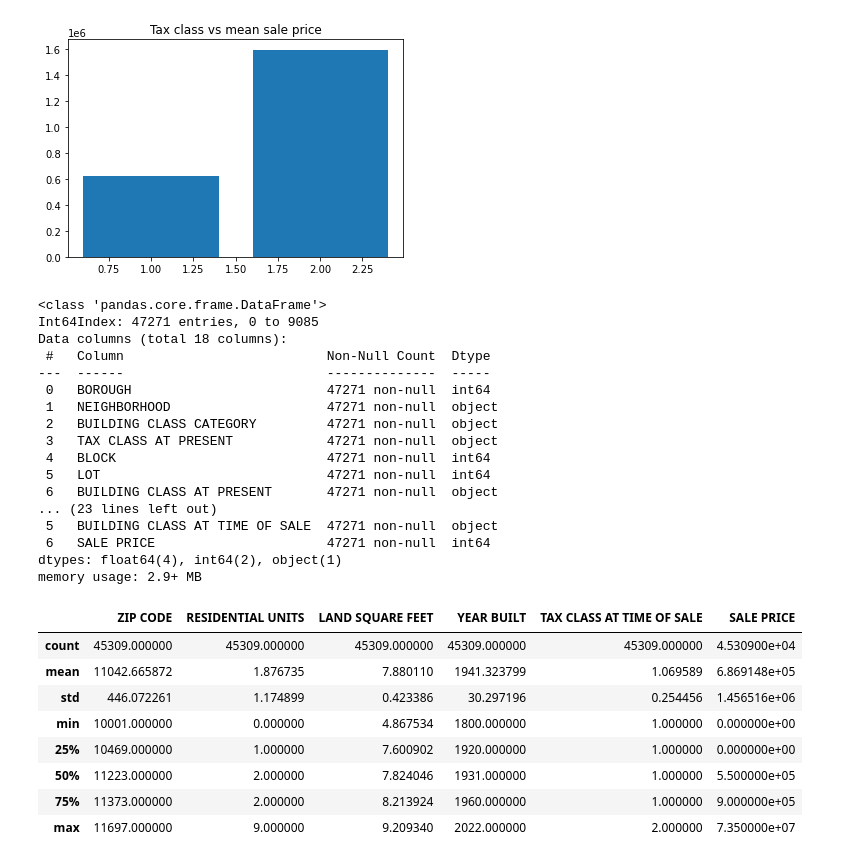
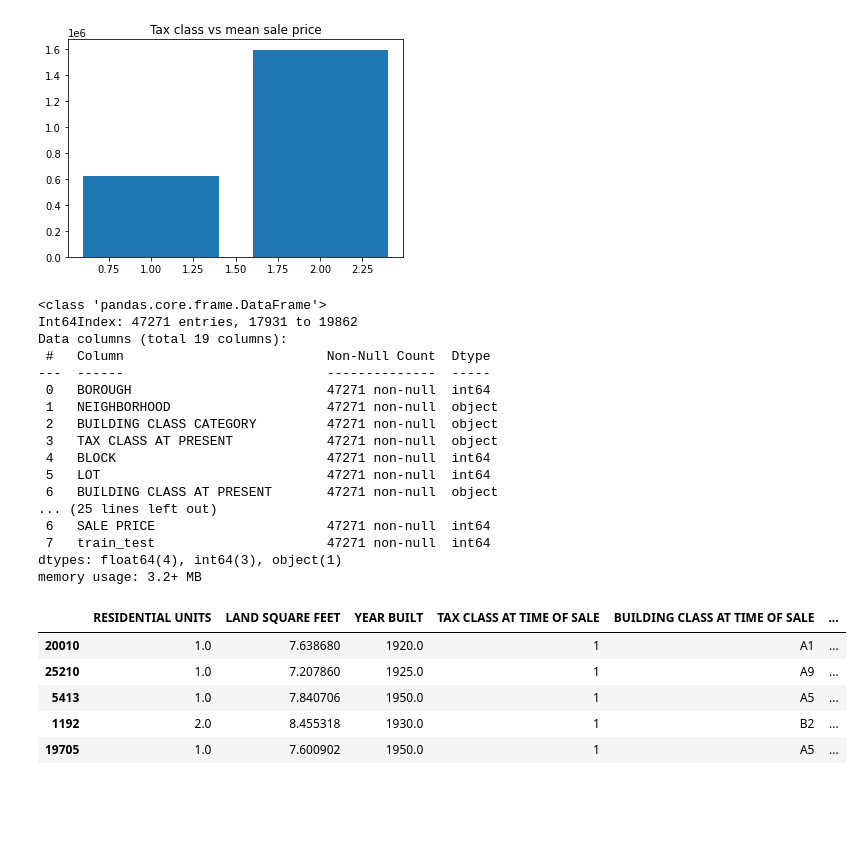
Before and after one commit to xinyuem7/nyc_housing_prediction, a Jupyter notebook: nyc-housing-price-prediction.ipynb, the cells around one changed output. Saved outputs shown, nothing was run; the diff lists cells and outputs as text; code cells hidden in the pictures; blank space fills up the shorter version.

Commit message:
Finished preprocessing, ready to start baseline model training.

```diff
--- a/nyc-housing-price-prediction.ipynb
+++ b/nyc-housing-price-prediction.ipynb
@@ -89,6 +89,9 @@ all_data.describe()
 
 # split all_data into training and testing datasets for linear regression
 training_data, testing_data = train_test_split(all_data, test_size = 0.2, random_state = 25)
+training_data["train_test"] = 1
+testing_data["train_test"] = 0
+all_data = pd.concat([training_data, testing_data])
 # %% [output]
 <class 'pandas.core.frame.DataFrame'>
 Int64Index: 98270 entries, 0 to 9087
@@ -348,10 +351,11 @@ plt.show()
 # 1. drop the other columns √
 # 2. drop rows with TAX CLASS AT TIME OF SALE is 3 or 4 √
 # 3. drop rows with NULL from LAND SQUARE FEET, YEAR BUILT, ZIP CODE, BUILDING CLASS AT TIME OF SALE, TAX CLASS AT TIME OF SALE, SALE PRICE √
-# 4. drop rows with outliers from LAND SQUARE FEET, RESIDENTIAL UNITS
-# 5. drop rows with 0 from LAND SQUARE FEET
-# 5. log transformation for LAND SQUARE FEET
-# 6. create new column named AREA from ZIP CODE
+# 4. drop rows with outliers from LAND SQUARE FEET, RESIDENTIAL UNITS √
+# 5. drop rows with 0 from LAND SQUARE FEET and SALE PRICE √
+# 6. drop rows with outliers from SALE PRICE
+# 7. log transformation for LAND SQUARE FEET √
+# 8. create new column named AREA from ZIP CODE
 
 # all_data.dropna(subset = ['LAND SQUARE FEET', 'GROSS SQUARE FEET', 'YEAR BUILT', 'SALE PRICE'], inplace = True)
 # all_data = all_data.drop(columns = ['EASEMENT', 'COMMERCIAL UNITS', 'APARTMENT NUMBER'])
@@ -360,8 +364,8 @@ all_data = all_data.drop(columns = ['BOROUGH', 'NEIGHBORHOOD', 'BUILDING CLASS C
 all_data.info()
 # %% [output]
 <class 'pandas.core.frame.DataFrame'>
-Int64Index: 47271 entries, 0 to 9085
-Data columns (total 18 columns):
+Int64Index: 47271 entries, 17931 to 19862
+Data columns (total 19 columns):
  #   Column                          Non-Null Count  Dtype
 ---  ------                          --------------  -----
  0   BOROUGH                         47271 non-null  int64
@@ -371,23 +375,23 @@ Data columns (total 18 columns):
  4   BLOCK                           47271 non-null  int64
  5   LOT                             47271 non-null  int64
  6   BUILDING CLASS AT PRESENT       47271 non-null  object
-... (23 lines left out)
- 5   BUILDING CLASS AT TIME OF SALE  47271 non-null  object
+... (25 lines left out)
  6   SALE PRICE                      47271 non-null  int64
-dtypes: float64(4), int64(2), object(1)
-memory usage: 2.9+ MB
+ 7   train_test                      47271 non-null  int64
+dtypes: float64(4), int64(3), object(1)
+memory usage: 3.2+ MB
 # %%
-all_data.loc[(all_data['TAX CLASS AT TIME OF SALE'] == 1) | (all_data['TAX CLASS AT TIME OF SALE'] == 2)]
-all_data = all_data.loc[(all_data['LAND SQUARE FEET'] < 10000) & (all_data['RESIDENTIAL UNITS'] < 10) & (all_data['LAND SQUARE FEET'] > 0)]
+# all_data.loc[(all_data['TAX CLASS AT TIME OF SALE'] == 1) | (all_data['TAX CLASS AT TIME OF SALE'] == 2)]
+all_data = all_data.loc[(all_data['LAND SQUARE FEET'] < 10000) & (all_data['RESIDENTIAL UNITS'] < 10) & (all_data['LAND SQUARE FEET'] > 0) & (all_data['SALE PRICE'] > 100000)]
 all_data['LAND SQUARE FEET'] = np.log(all_data['LAND SQUARE FEET'])
-all_data.describe()
+all_data['AREA'] = [get_area(x) for x in all_data['ZIP CODE']]
-# %% [output]
-|  | ZIP CODE | RESIDENTIAL UNITS | LAND SQUARE FEET | YEAR BUILT | TAX CLASS AT TIME OF SALE | SALE PRICE |
-| count | 45309.000000 | 45309.000000 | 45309.000000 | 45309.000000 | 45309.000000 | 4.530900e+04 |
-| mean | 11042.665872 | 1.876735 | 7.880110 | 1941.323799 | 1.069589 | 6.869148e+05 |
-| std | 446.072261 | 1.174899 | 0.423386 | 30.297196 | 0.254456 | 1.456516e+06 |
-| min | 10001.000000 | 0.000000 | 4.867534 | 1800.000000 | 1.000000 | 0.000000e+00 |
-| 25% | 10469.000000 | 1.000000 | 7.600902 | 1920.000000 | 1.000000 | 0.000000e+00 |
-| 50% | 11223.000000 | 2.000000 | 7.824046 | 1931.000000 | 1.000000 | 5.500000e+05 |
-| 75% | 11373.000000 | 2.000000 | 8.213924 | 1960.000000 | 1.000000 | 9.000000e+05 |
-| max | 11697.000000 | 9.000000 | 9.209340 | 2022.000000 | 2.000000 | 7.350000e+07 |
+# %%
+all_data = all_data.drop(columns = "ZIP CODE")
+all_data.head()
+# %% [output]
+|  | RESIDENTIAL UNITS | LAND SQUARE FEET | YEAR BUILT | TAX CLASS AT TIME OF SALE | BUILDING CLASS AT TIME OF SALE | ... |
+| 20010 | 1.0 | 7.638680 | 1920.0 | 1 | A1 | ... |
+| 25210 | 1.0 | 7.207860 | 1925.0 | 1 | A9 | ... |
+| 5413 | 1.0 | 7.840706 | 1950.0 | 1 | A5 | ... |
+| 1192 | 2.0 | 8.455318 | 1930.0 | 1 | B2 | ... |
+| 19705 | 1.0 | 7.600902 | 1950.0 | 1 | A5 | ... |
```
Also changed, not shown: parts of 5 cells of this notebook.
